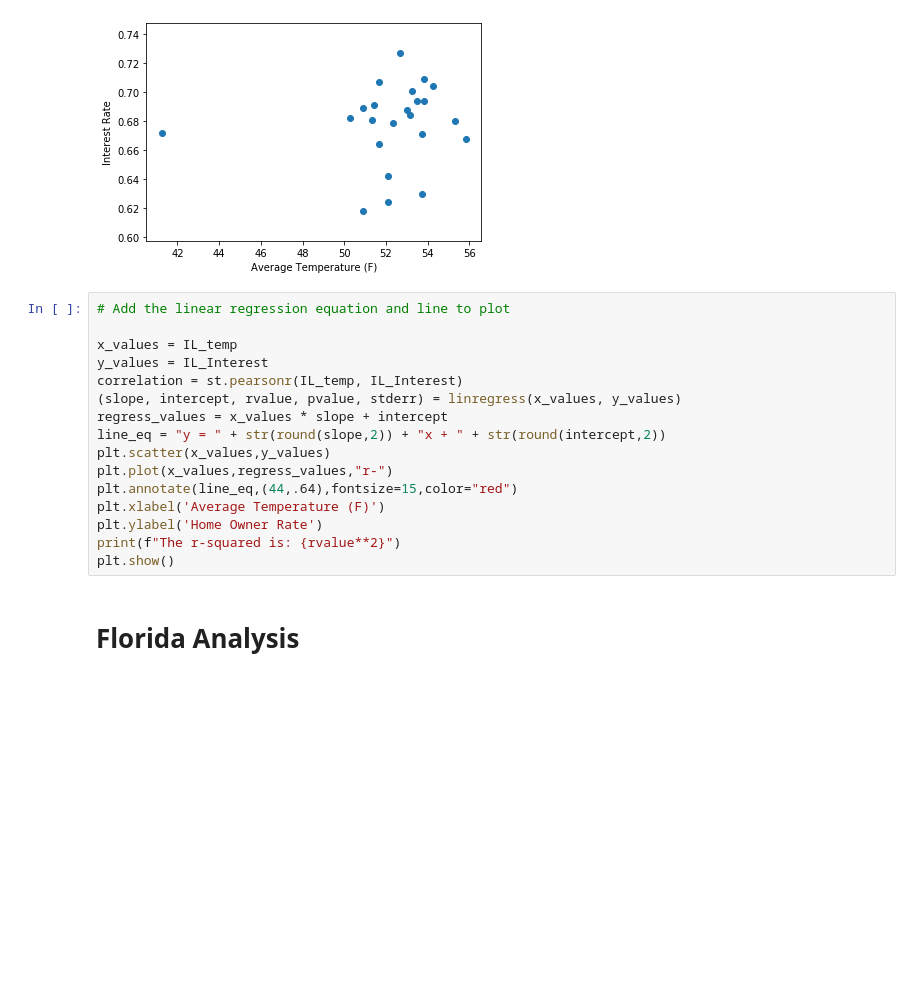
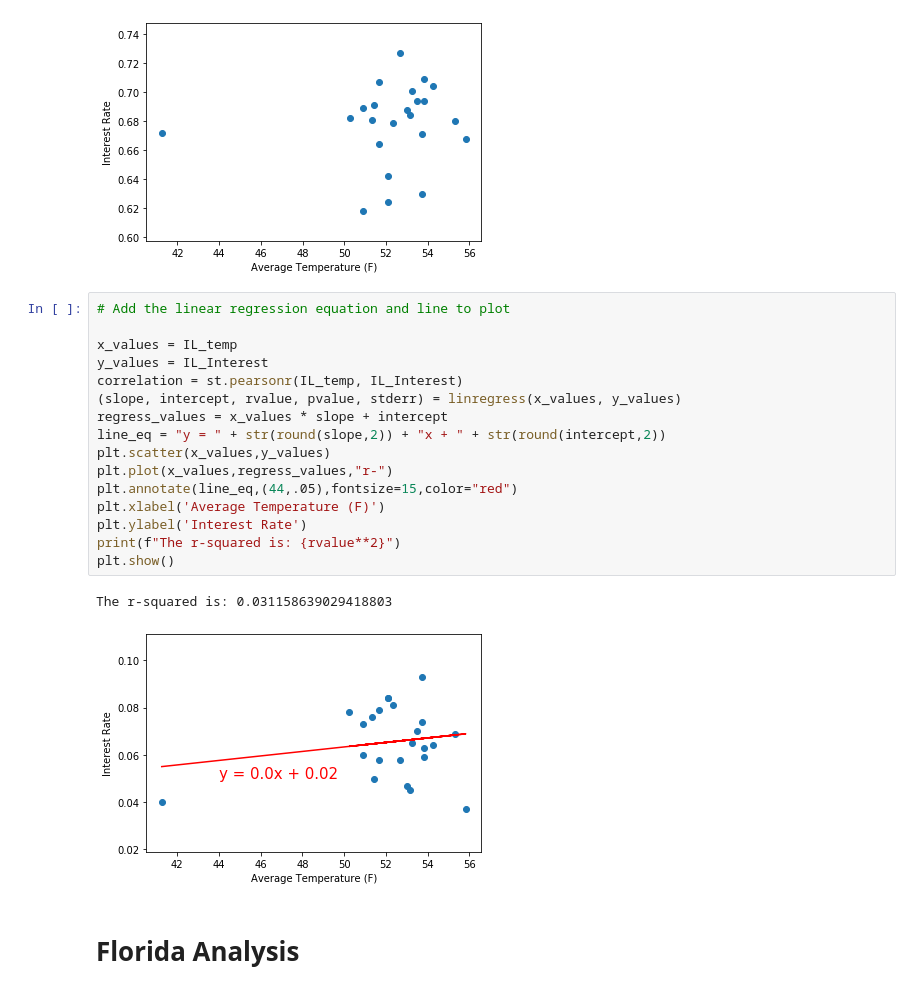
Before and after one commit to connorberek226/Final-Project, a Jupyter notebook: IL Data/Weather_Analysis.ipynb, the cells around one changed output. Cells and saved outputs as stored; diff of their text form; blank space fills up the shorter version.

```diff
--- a/IL Data/Weather_Analysis.ipynb
+++ b/IL Data/Weather_Analysis.ipynb
@@ -341,19 +341,22 @@ The correlation between both factors is 0.18
 # %%
 # Add the linear regression equation and line to plot
 
 x_values = IL_temp
 y_values = IL_Interest
 correlation = st.pearsonr(IL_temp, IL_Interest)
 (slope, intercept, rvalue, pvalue, stderr) = linregress(x_values, y_values)
 regress_values = x_values * slope + intercept
 line_eq = "y = " + str(round(slope,2)) + "x + " + str(round(intercept,2))
 plt.scatter(x_values,y_values)
 plt.plot(x_values,regress_values,"r-")
-plt.annotate(line_eq,(44,.64),fontsize=15,color="red")
+plt.annotate(line_eq,(44,.05),fontsize=15,color="red")
 plt.xlabel('Average Temperature (F)')
-plt.ylabel('Home Owner Rate')
+plt.ylabel('Interest Rate')
 print(f"The r-squared is: {rvalue**2}")
 plt.show()
+# %% [output]
+The r-squared is: 0.031158639029418803
+[figure, added]
 # %% [markdown]
 # Florida Analysis
 # %% [markdown]
```
